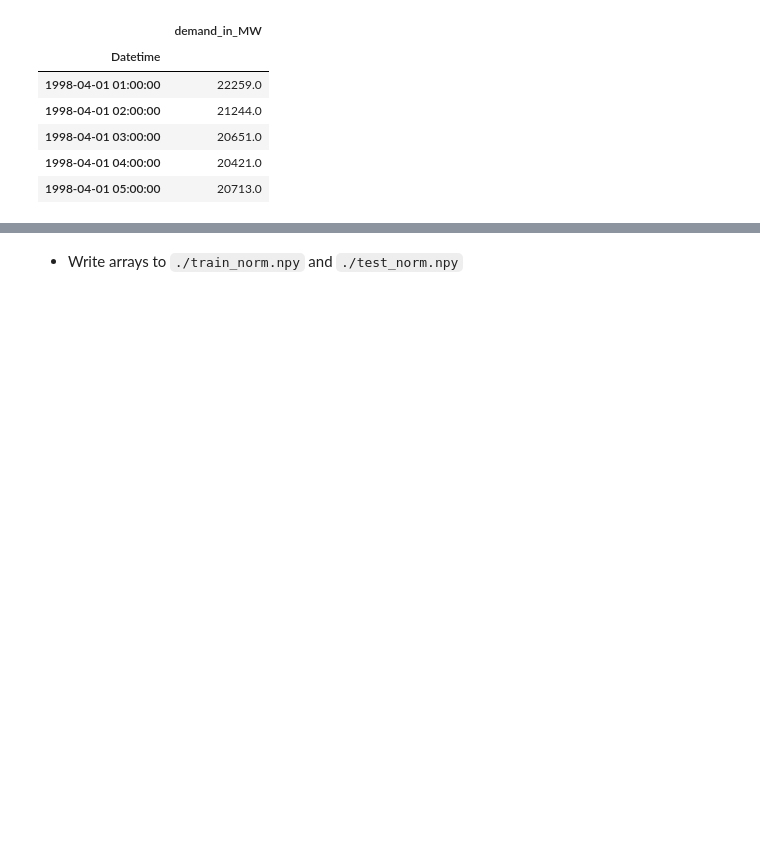
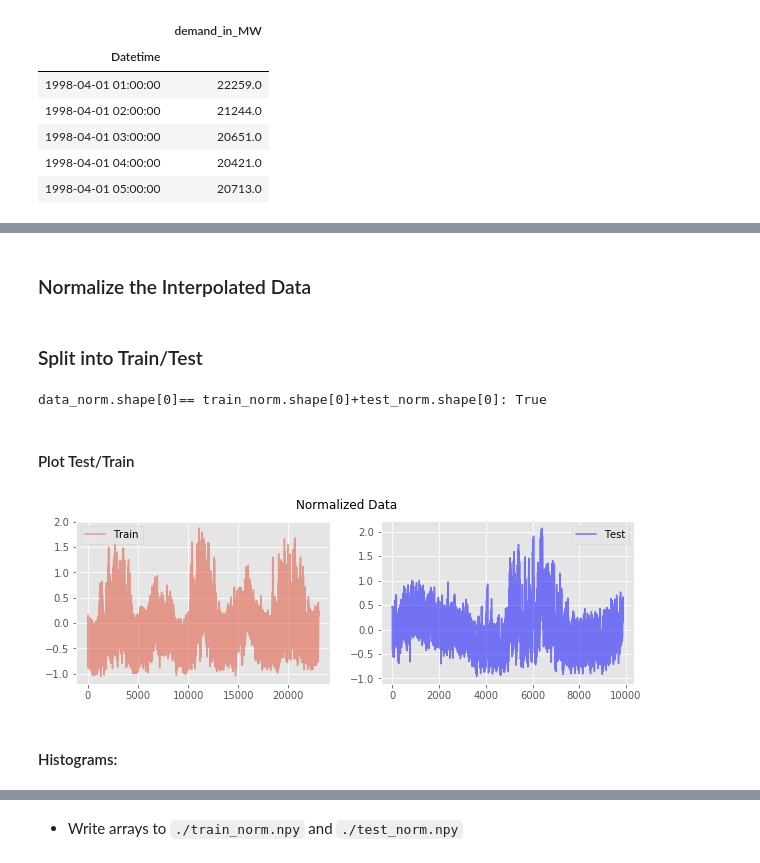
Before and after one commit to mshagirov/datathon2020, a Jupyter notebook: lab2/0_normalize_dataset.ipynb, the cells around one changed output, grey strips where cells are left out. Drawn from its saved outputs; the diff is of its cells as text; code cells hidden in the pictures; blank space fills up the shorter version.

```diff
--- a/lab2/0_normalize_dataset.ipynb
+++ b/lab2/0_normalize_dataset.ipynb
@@ -202,0 +175,34 @@ test_norm = (test_raw - x_mean)/x_scale
+# %% [markdown]
+### Normalize the Interpolated Data
+# %%
+data_norm = (df.values - 29764.0)/11701.6
+# %% [markdown]
+### Split into Train/Test
+# %%
+split_index = data_norm.shape[0]*70//100
+train_norm = data_norm[:split_index]
+test_norm = data_norm[split_index:]
+print(f'data_norm.shape[0]== train_norm.shape[0]+test_norm.shape[0]: {data_norm.shape[0]== train_norm.shape[0]+test_norm.shape[0]}')
+# %% [output]
+data_norm.shape[0]== train_norm.shape[0]+test_norm.shape[0]: True
+# %% [markdown]
+#### Plot Test/Train
+# %%
+# For presentation:
+# with plt.rc_context({'font.size': 22}):
+#     _,axs = plt.subplots(ncols=2,nrows=1,figsize=[20,5])
+#     axs[0].plot(train_norm,label='Train',alpha=.5)
+#     axs[1].plot(test_norm,color='b',label='Test',alpha=.5)
+#     for k in range(axs.shape[0]):
+#         axs[k].legend()
+#     plt.suptitle('Normalized Data');
+_,axs = plt.subplots(ncols=2,nrows=1,figsize=[10,3])
+axs[0].plot(train_norm,label='Train',alpha=.5)
+axs[1].plot(test_norm,color='b',label='Test',alpha=.5)
+for k in range(axs.shape[0]):
+    axs[k].legend()
+plt.suptitle('Normalized Data');
+# %% [output]
+[figure, added]
+# %% [markdown]
+#### Histograms:
```
Also changed, not shown: parts of 42 cells of this notebook, 29 other files.
